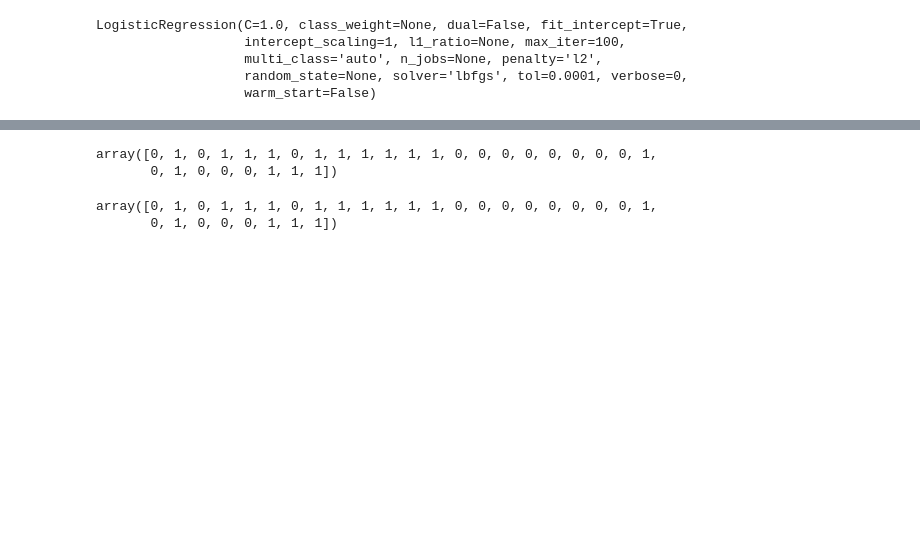
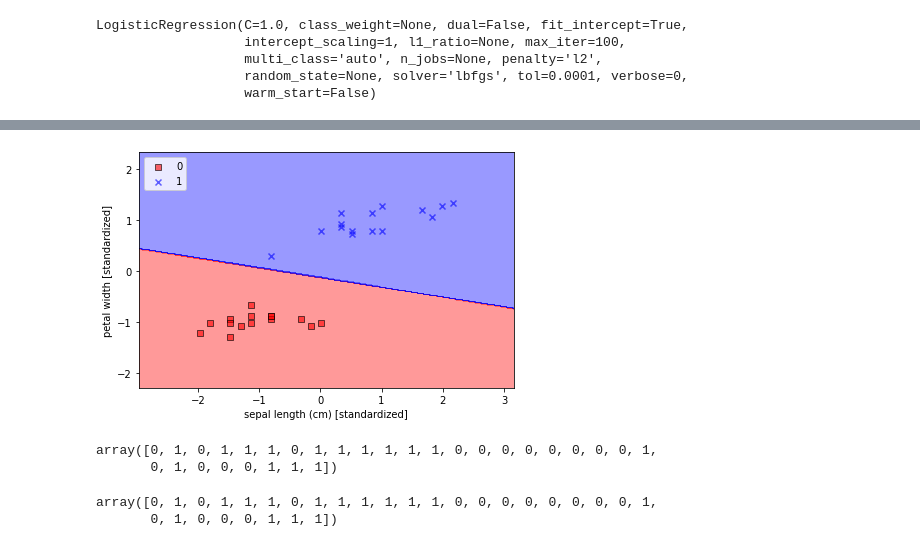
Before and after one commit to yehjames/NTU_DAC_ML, a Jupyter notebook: 第一堂 線性分類-邏輯斯回歸(Logistic Regression) 介紹.ipynb, the cells around one changed output, grey strips where cells are left out. Drawn from its saved outputs; the diff is of its cells as text; code cells hidden in the pictures; blank space fills up the shorter version.

```diff
--- a/第一堂 線性分類-邏輯斯回歸(Logistic Regression) 介紹.ipynb
+++ b/第一堂 線性分類-邏輯斯回歸(Logistic Regression) 介紹.ipynb
@@ -210,4 +205,14 @@ plt.show()
 [figure]
+# %%
+# testing data
+plot_decision_regions(X_test_std, y_test['target'].values, classifier=lr)
+plt.xlabel('sepal length (cm) [standardized]')
+plt.ylabel('petal width [standardized]')
+plt.legend(loc='upper left')
+plt.tight_layout()
+plt.show()
+# %% [output]
+[figure, added]
 # %%
 lr.predict(X_test_std)
 # %% [output]
```
Also changed, not shown: parts of 9 cells of this notebook.
